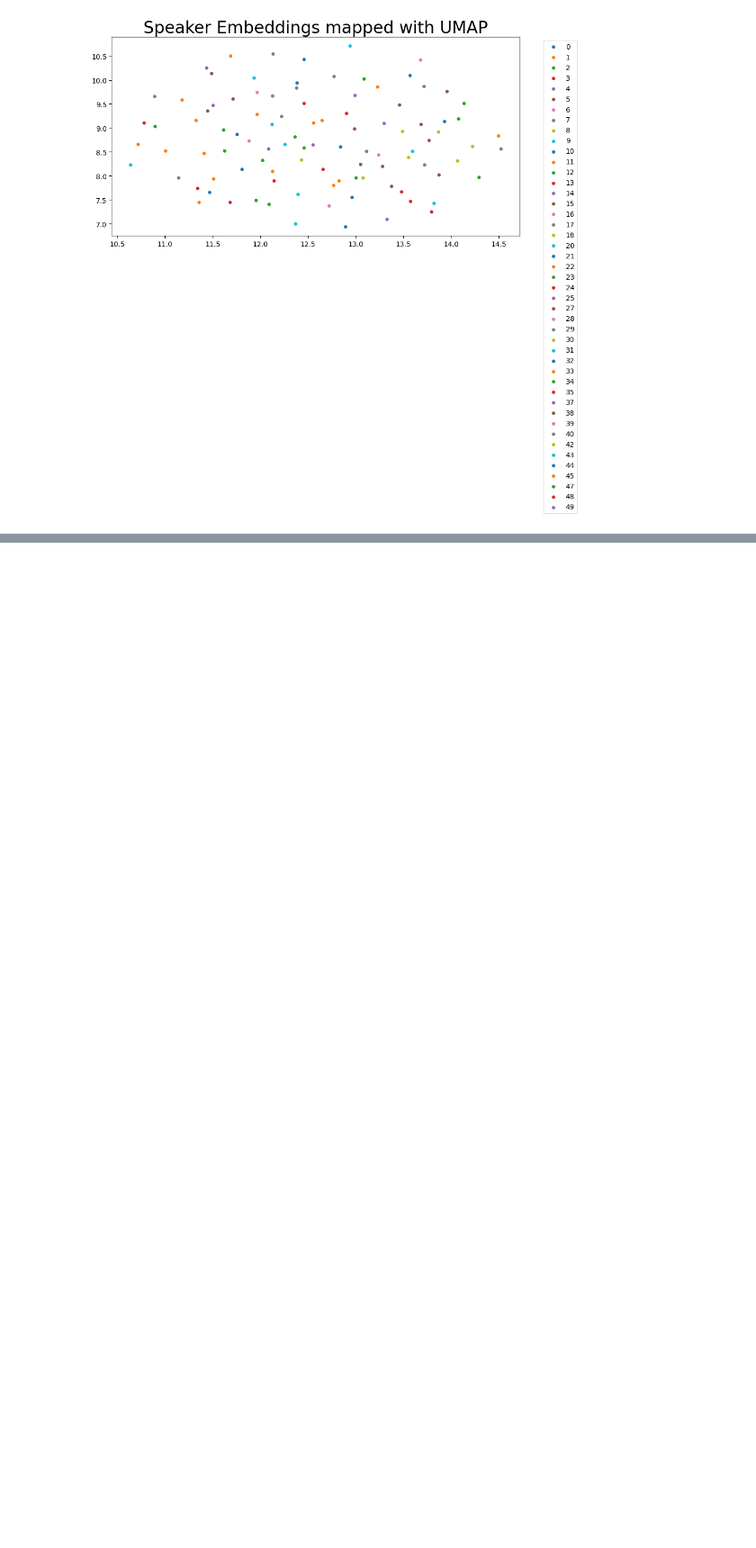
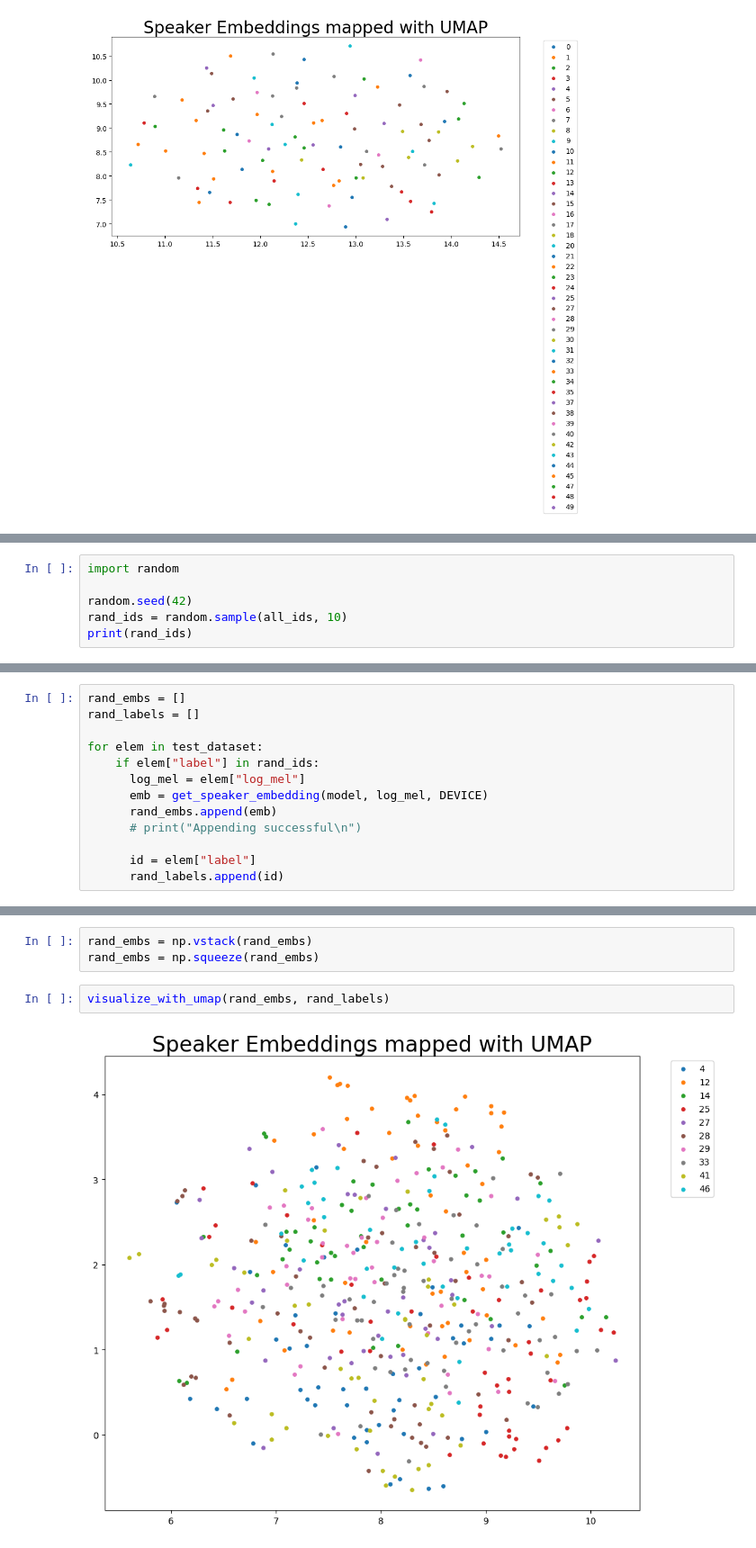
Before and after one commit to Yi-Shan-lin/Speaker-Recognition-using-ResNet-Embeddings, a Jupyter notebook: Evaluation_template.ipynb, the cells around one changed output, grey strips where cells are left out. Shown at 90% size. Cells and saved outputs as stored; diff of their text form; blank space fills up the shorter version.

Commit message:
adding code for 10 random speakers

```diff
--- a/Evaluation_template.ipynb
+++ b/Evaluation_template.ipynb
@@ -424,0 +393,6 @@ visualize_with_tsne(all_embeddings[:100], all_ids[:100])
+# %%
+import random
+
+random.seed(42)
+rand_ids = random.sample(all_ids, 10)
+print(rand_ids)
@@ -424,0 +401,13 @@ visualize_with_tsne(all_embeddings[:100], all_ids[:100])
+# %%
+rand_embs = []
+rand_labels = []
+
+for elem in test_dataset:
+    if elem["label"] in rand_ids:
+      log_mel = elem["log_mel"]
+      emb = get_speaker_embedding(model, log_mel, DEVICE)
+      rand_embs.append(emb)
+      # print("Appending successful\n")
+
+      id = elem["label"]
+      rand_labels.append(id)
@@ -424,0 +432,7 @@ visualize_with_tsne(all_embeddings[:100], all_ids[:100])
+# %%
+rand_embs = np.vstack(rand_embs)
+rand_embs = np.squeeze(rand_embs)
+# %%
+visualize_with_umap(rand_embs, rand_labels)
+# %% [output]
+[figure, added]
```
Also changed, not shown: parts of 9 cells of this notebook.
